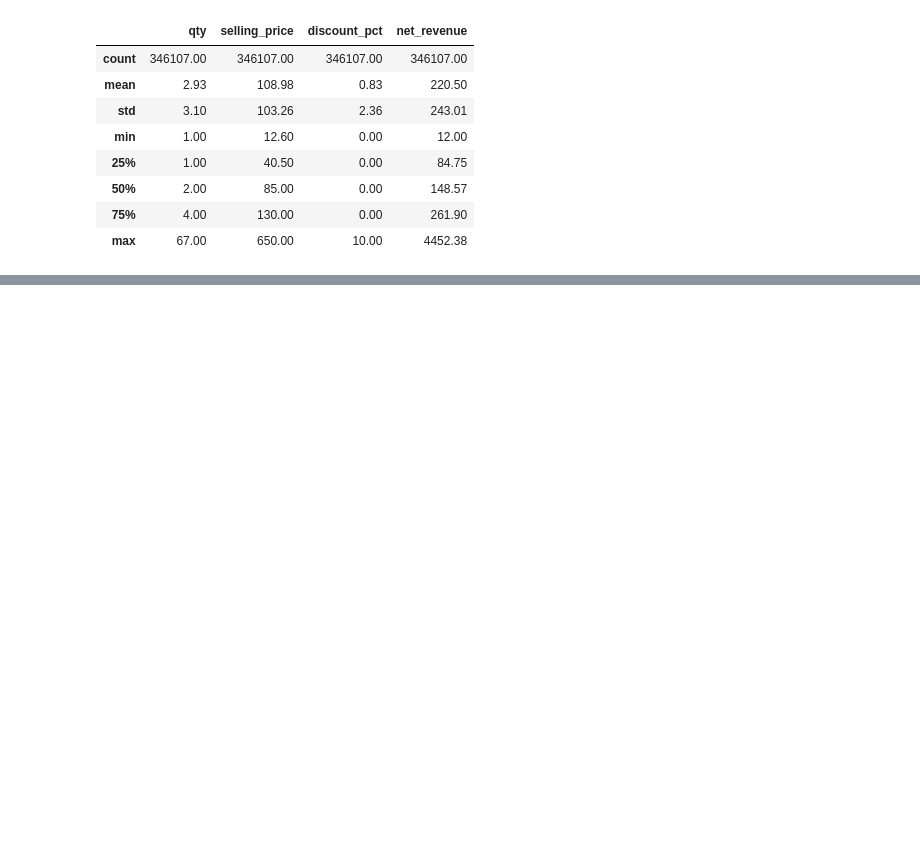
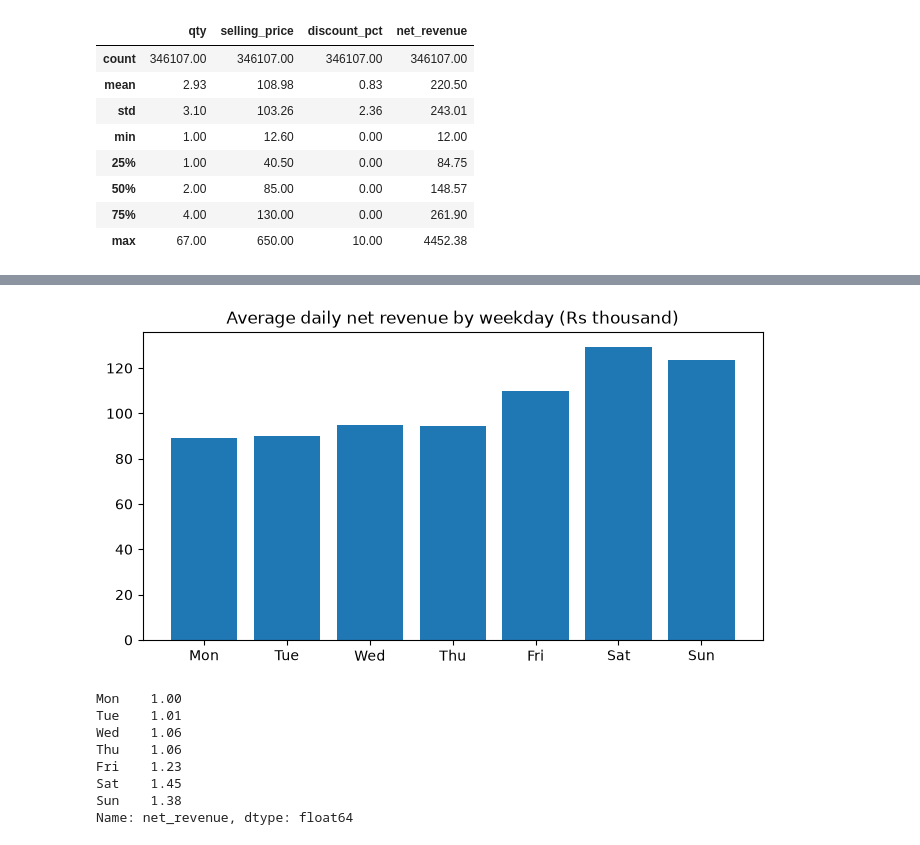
Before and after one commit to gauriverse/StockWise, a Jupyter notebook: notebooks/01_cleaning_eda.ipynb, the cells around one changed output, grey strips where cells are left out. Drawn from its saved outputs; the diff is of its cells as text; code cells hidden in the pictures; blank space fills up the shorter version.

```diff
--- a/notebooks/01_cleaning_eda.ipynb
+++ b/notebooks/01_cleaning_eda.ipynb
@@ -63,0 +90,21 @@ dtype: object
+# %%
+daily = sales.groupby("sale_date")["net_revenue"].sum()
+wd = daily.groupby(daily.index.dayofweek).mean() / 1e3
+wd.index = ["Mon", "Tue", "Wed", "Thu", "Fri", "Sat", "Sun"]
+
+fig, ax = plt.subplots(figsize=(8, 4))
+ax.bar(wd.index, wd.values)
+ax.set_title("Average daily net revenue by weekday (Rs thousand)")
+fig.savefig(ROOT / "images" / "03_weekday_pattern.png", dpi=150, bbox_inches="tight")
+plt.show()
+print((wd / wd["Mon"]).round(2))
+# %% [output]
+[figure, added]
+Mon    1.00
+Tue    1.01
+Wed    1.06
+Thu    1.06
+Fri    1.23
+Sat    1.45
+Sun    1.38
+Name: net_revenue, dtype: float64
```
Also changed, not shown: parts of 3 cells of this notebook, 4 other files.
